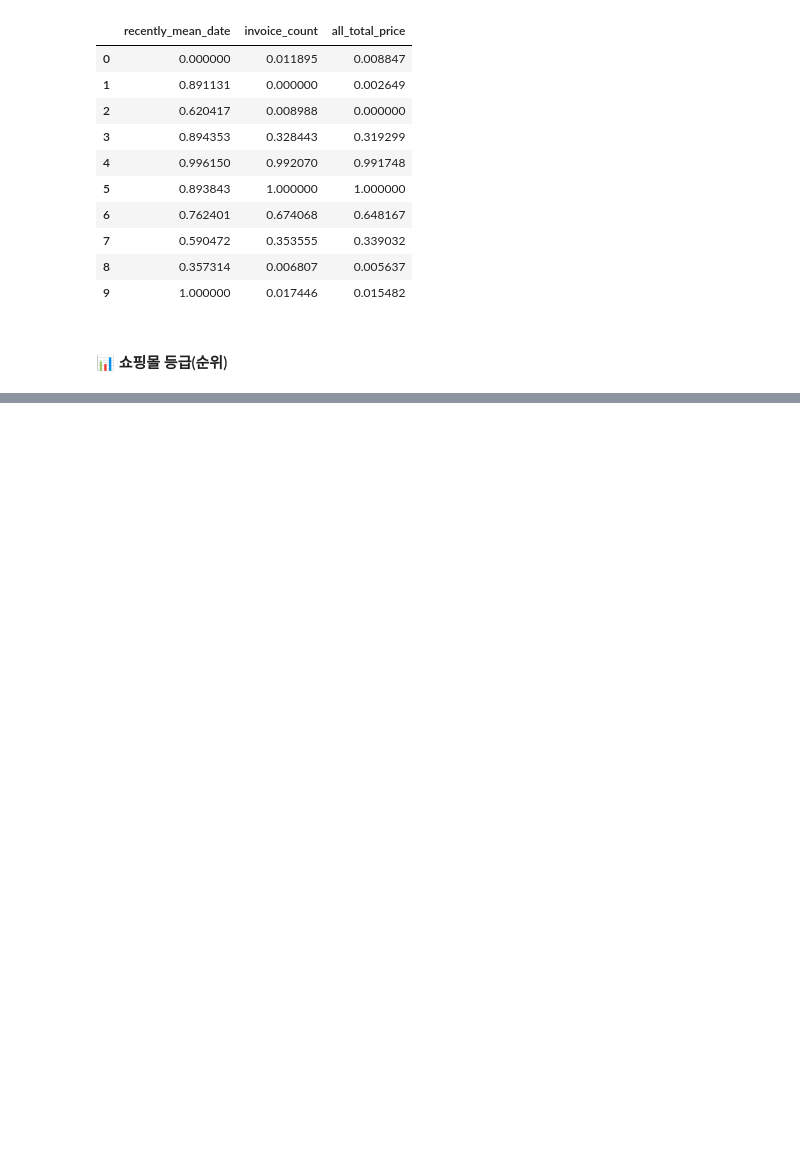
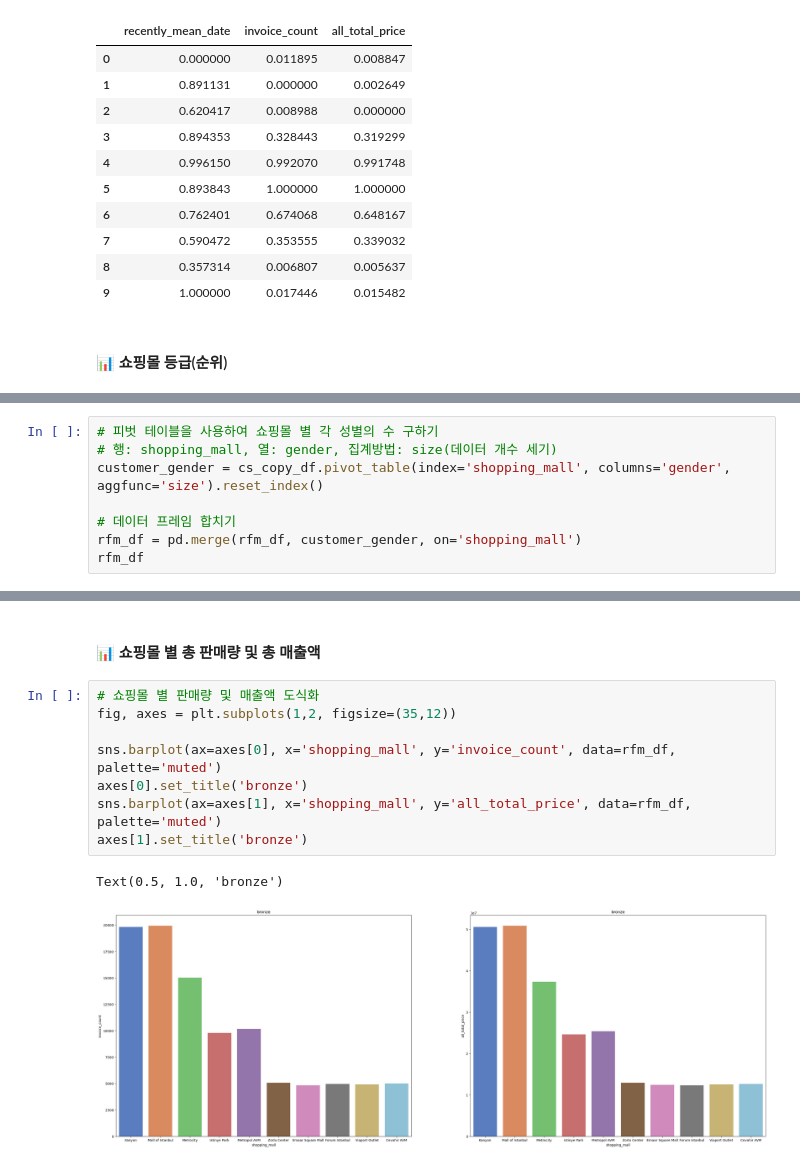
Before and after one commit to songseogyeong/study_data_analysis, a Jupyter notebook: d_rfm/d_RFM_task03.ipynb, the cells around one changed output, grey strips where cells are left out. Drawn from its saved outputs; the diff is of its cells as text; blank space fills up the shorter version.

```diff
--- a/d_rfm/d_RFM_task03.ipynb
+++ b/d_rfm/d_RFM_task03.ipynb
@@ -427,0 +437,8 @@ rfm_df
+# %%
+# 피벗 테이블을 사용하여 쇼핑몰 별 각 성별의 수 구하기
+# 행: shopping_mall, 열: gender, 집계방법: size(데이터 개수 세기)
+customer_gender = cs_copy_df.pivot_table(index='shopping_mall', columns='gender', aggfunc='size').reset_index()
+
+# 데이터 프레임 합치기
+rfm_df = pd.merge(rfm_df, customer_gender, on='shopping_mall')
+rfm_df
@@ -427,0 +585,13 @@ rfm_df
+# %% [markdown]
+#### 📊 쇼핑몰 별 총 판매량 및 총 매출액
+# %%
+# 쇼핑몰 별 판매량 및 매출액 도식화
+fig, axes = plt.subplots(1,2, figsize=(35,12))
+
+sns.barplot(ax=axes[0], x='shopping_mall', y='invoice_count', data=rfm_df, palette='muted')
+axes[0].set_title('bronze')
+sns.barplot(ax=axes[1], x='shopping_mall', y='all_total_price', data=rfm_df, palette='muted')
+axes[1].set_title('bronze')
+# %% [output]
+Text(0.5, 1.0, 'bronze')
+[figure, added]
```
Also changed, not shown: parts of 22 cells of this notebook, 1 other file.
